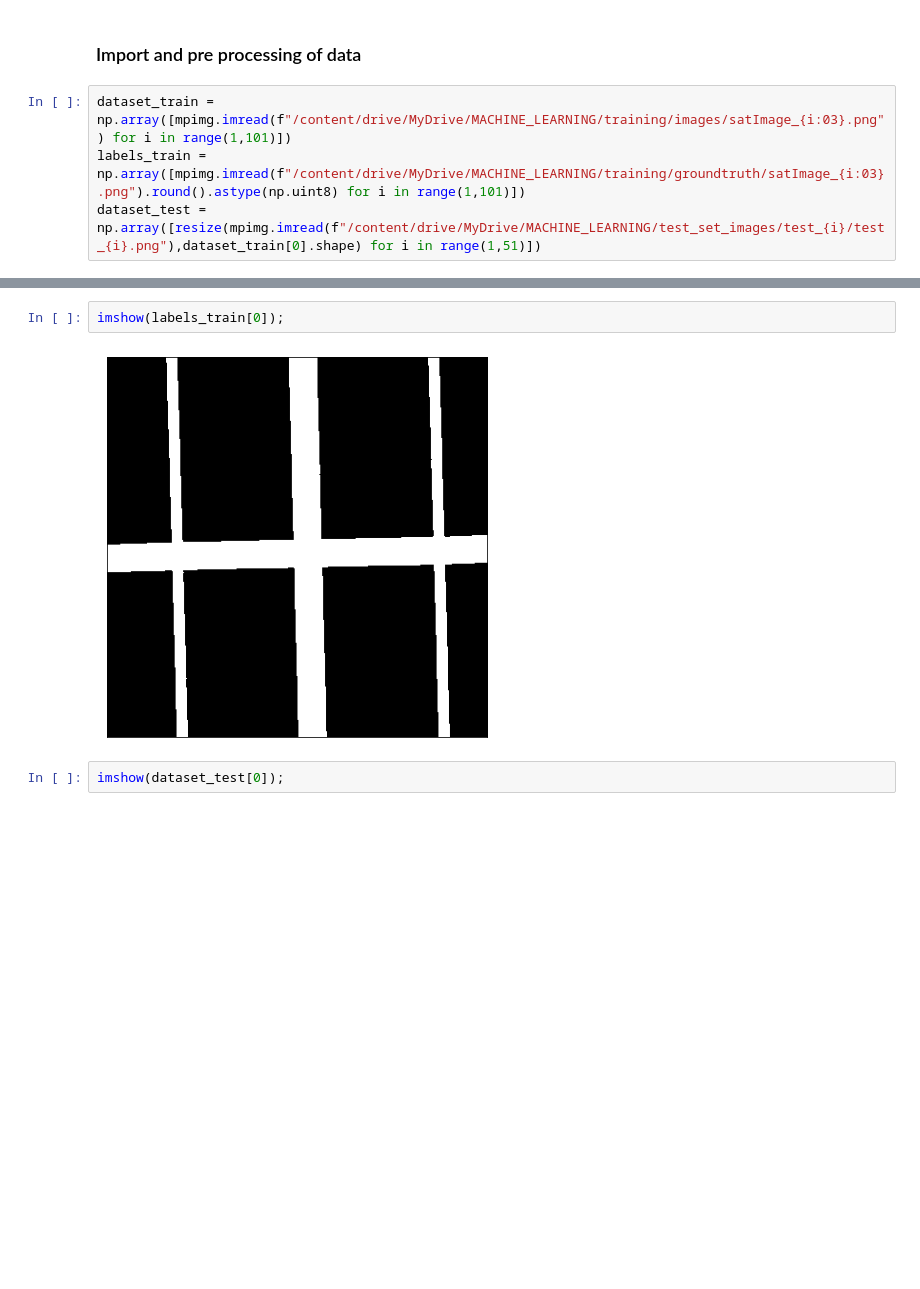
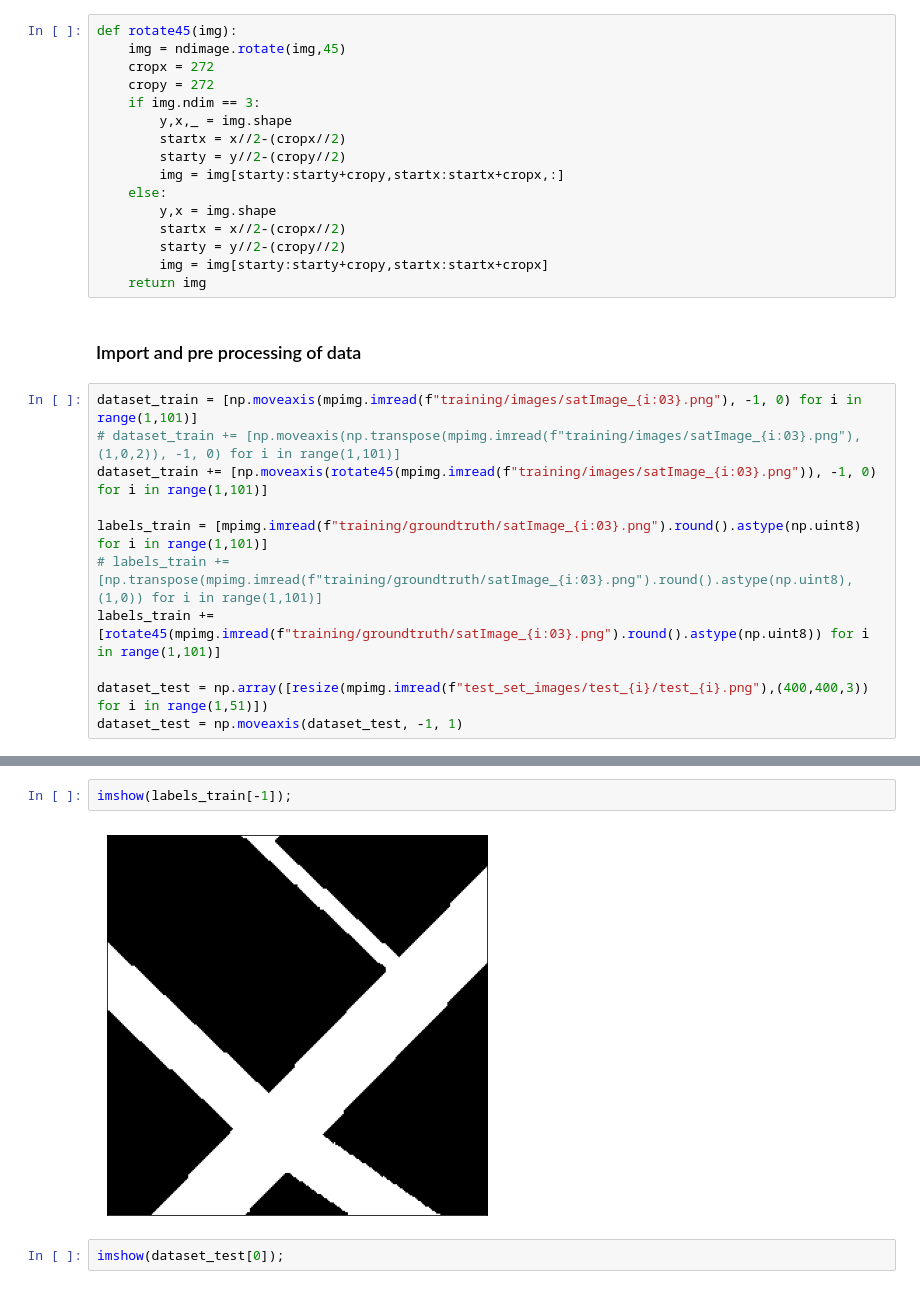
Before and after one commit to LucasBrazCappelo/ML_EPFL_Project_2, a Jupyter notebook: Aerial_road_segmentation_Unet_Braz_Durand_Nicolle.ipynb, the cells around one changed output, grey strips where cells are left out. Cells and saved outputs as stored; diff of their text form; blank space fills up the shorter version.

```diff
--- a/Aerial_road_segmentation_Unet_Braz_Durand_Nicolle.ipynb
+++ b/Aerial_road_segmentation_Unet_Braz_Durand_Nicolle.ipynb
@@ -80,10 +68,33 @@ def imshow_overlay(img_to_show):
     if len(img_to_show)%2 != 0:
         ax[len(img_to_show)].get_xaxis().set_visible(False)
         ax[len(img_to_show)].get_yaxis().set_visible(False)
+# %%
+def rotate45(img):
+    img = ndimage.rotate(img,45)
+    cropx = 272
+    cropy = 272
+    if img.ndim == 3:
+        y,x,_ = img.shape
+        startx = x//2-(cropx//2)
+        starty = y//2-(cropy//2)
+        img = img[starty:starty+cropy,startx:startx+cropx,:]
+    else:
+        y,x = img.shape
+        startx = x//2-(cropx//2)
+        starty = y//2-(cropy//2)
+        img = img[starty:starty+cropy,startx:startx+cropx]
+    return img
 # %% [markdown]
 ### Import and pre processing of data
 # %%
-dataset_train = np.array([mpimg.imread(f"/content/drive/MyDrive/MACHINE_LEARNING/training/images/satImage_{i:03}.png") for i in range(1,101)])
-labels_train = np.array([mpimg.imread(f"/content/drive/MyDrive/MACHINE_LEARNING/training/groundtruth/satImage_{i:03}.png").round().astype(np.uint8) for i in range(1,101)])
-dataset_test = np.array([resize(mpimg.imread(f"/content/drive/MyDrive/MACHINE_LEARNING/test_set_images/test_{i}/test_{i}.png"),dataset_train[0].shape) for i in range(1,51)])
+dataset_train = [np.moveaxis(mpimg.imread(f"training/images/satImage_{i:03}.png"), -1, 0) for i in range(1,101)]
+# dataset_train += [np.moveaxis(np.transpose(mpimg.imread(f"training/images/satImage_{i:03}.png"),(1,0,2)), -1, 0) for i in range(1,101)]
+dataset_train += [np.moveaxis(rotate45(mpimg.imread(f"training/images/satImage_{i:03}.png")), -1, 0) for i in range(1,101)]
+
+labels_train = [mpimg.imread(f"training/groundtruth/satImage_{i:03}.png").round().astype(np.uint8) for i in range(1,101)]
+# labels_train += [np.transpose(mpimg.imread(f"training/groundtruth/satImage_{i:03}.png").round().astype(np.uint8),(1,0)) for i in range(1,101)]
+labels_train += [rotate45(mpimg.imread(f"training/groundtruth/satImage_{i:03}.png").round().astype(np.uint8)) for i in range(1,101)]
+
+dataset_test = np.array([resize(mpimg.imread(f"test_set_images/test_{i}/test_{i}.png"),(400,400,3)) for i in range(1,51)])
+dataset_test = np.moveaxis(dataset_test, -1, 1)
 # %%
@@ -110,7 +121,7 @@ imshow(dataset_train[0])
 # %%
-imshow(labels_train[0]);
+imshow(labels_train[-1]);
 # %% [output]
-[figure, old version]
+[figure, new version]
 # %%
 imshow(dataset_test[0]);
 # %% [output]
```
Also changed, not shown: parts of 26 cells of this notebook, 1 other file.
